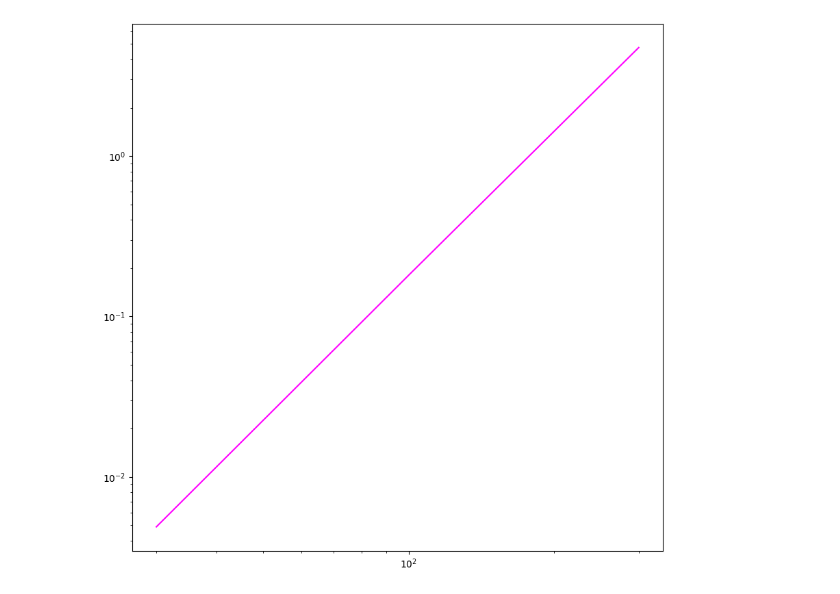
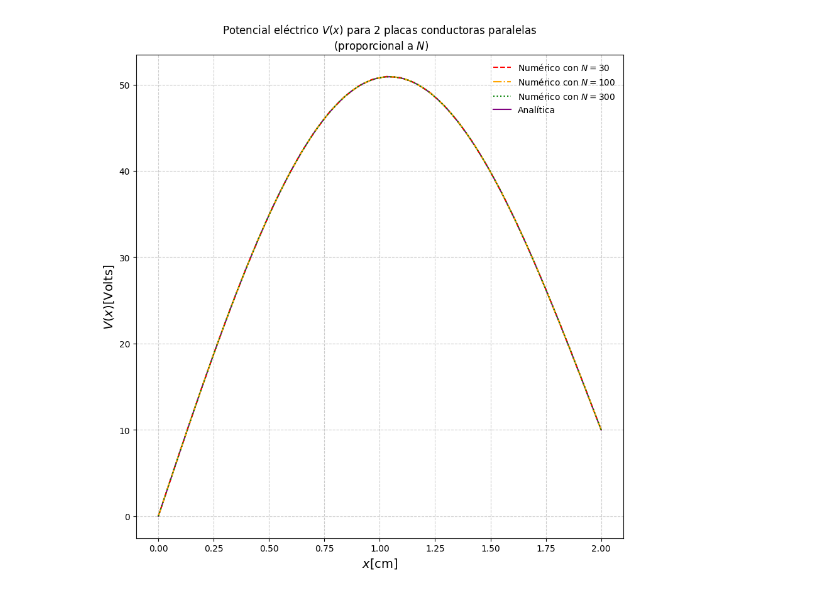
Before and after one commit to CrushinAngel/Numericos_2, a Jupyter notebook: pivot_gauss_sustitucion_poisson.ipynb, the cells around one changed output. Saved outputs shown, nothing was run; the diff lists cells and outputs as text; code cells hidden in the pictures.

Commit message:
Dos gráficos soluciones, Gráfico con ambas pendientes (N^2, N)

```diff
--- a/pivot_gauss_sustitucion_poisson.ipynb
+++ b/pivot_gauss_sustitucion_poisson.ipynb
@@ -108,14 +115,28 @@ plt.show()
-# %%
-str_N = [str(x) for x in N]
-delta_ts = pd.DataFrame(index = ['Standard', 'Modified'],columns = str_N)
-for i in N:
-    delta_ts[str(i)] = [gauss_elimination(i, 'standard')[3], gauss_elimination(i, 'modified')[3]]
-
-d_t_N = delta_ts.loc['Standard'].tolist()
-plt.figure(figsize = (10, 10))
-plt.plot(N, d_t_N, color = 'magenta')
-plt.yscale('log')
-plt.xscale('log')
-plt.show()
-# %% [output]
-[figure, removed]
+# %%
+plt.figure(figsize = (10,10))
+plt.title('Potencial eléctrico ${V}({x})$ para 2 placas conductoras paralelas \n (proporcional a $N$)')
+plt.xlabel("${x} $[cm]", fontsize=14)
+plt.ylabel("${V}({x}) $[Volts]", fontsize=14)
+
+N_styles = [(30, 'red', '--'), (100, 'orange', '-.'), (300, 'green', ':')]
+
+for (n, c, l) in N_styles:
+    # Graficamos las soluciones v(x) para distintos N
+    plt.plot(gauss_elimination(n, 'modified')[0]*100,
+             gauss_elimination(n, 'modified')[2],
+             color = c,
+             ls = l,
+             label = 'Numérico con $N = ' + str(n) + '$',
+             zorder = 2)
+
+x_300 = gauss_elimination(300, 'modified')[0]
+plt.plot(x_300*100,
+         analytic_sol(x_300, D, rho_0, e_0, Va, Vb),
+         color = 'purple',
+         label = 'Analítica',
+         zorder = 1)
+plt.legend(loc='upper right', frameon=False)
+plt.grid(True, ls = '--', c = 'k', alpha = 0.2)
+plt.show()
+# %% [output]
+[figure, added]
```
Also changed, not shown: parts of 5 cells of this notebook.
